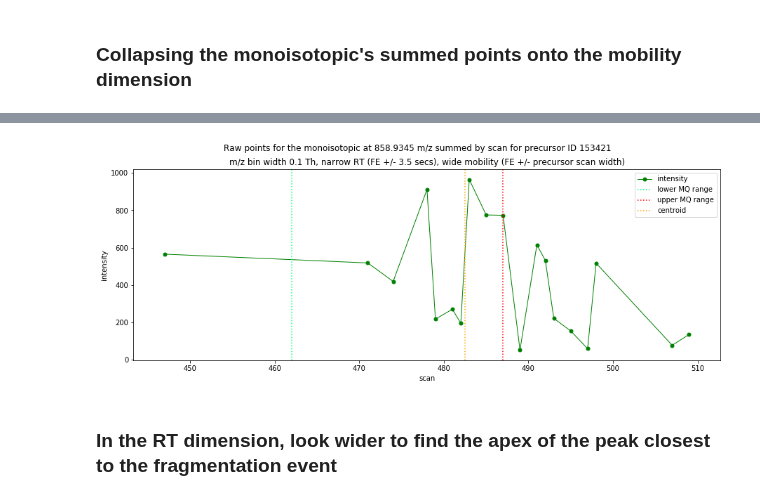
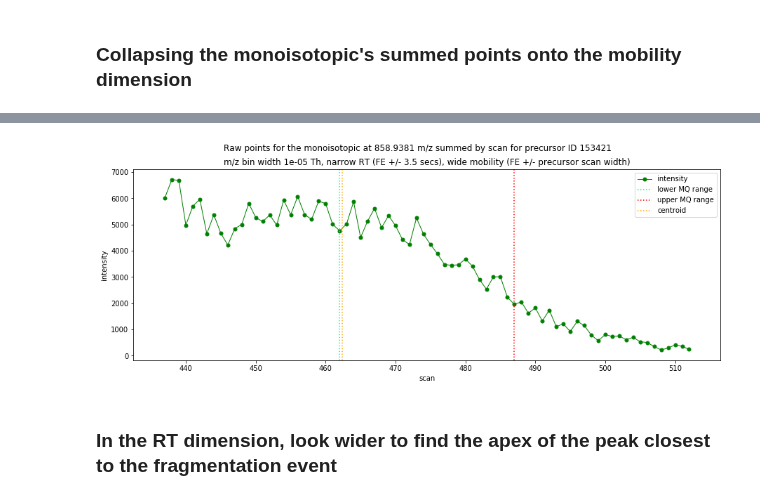
Before and after one commit to WEHI-Proteomics/tfde, a Jupyter notebook: notebooks/feature extraction from PASEF isolation windows.ipynb, the cells around one changed output, grey strips where cells are left out. Drawn from its saved outputs; the diff is of its cells as text; code cells hidden in the pictures.

```diff
--- a/notebooks/feature extraction from PASEF isolation windows.ipynb
+++ b/notebooks/feature extraction from PASEF isolation windows.ipynb
@@ -274,20 +358,17 @@ MZ_TOLERANCE_PERCENT = MZ_TOLERANCE_PPM * 10**-4
 # %%
-raw_scratch_df = fe_raw_points_df.copy() # take a copy because we're going to delete stuff
-peaks_l = []
+ms1_peaks_l = []
 while len(raw_scratch_df) > 0:
     # find the most intense point
-    peak_df = raw_scratch_df.loc[raw_scratch_df.intensity.idxmax()]
-    mz = peak_df.mz
-    mz_delta = mz * MZ_TOLERANCE_PERCENT / 100
-    mz_lower = mz - mz_delta
-    mz_upper = mz + mz_delta
+    peak_df = raw_scratch_df.loc[raw_scratch_df.summed_intensity.idxmax()]
+    peak_mz = peak_df.mz_centroid
+    peak_mz_lower = peak_mz - MZ_DELTA
+    peak_mz_upper = peak_mz + MZ_DELTA
 
     # get all the raw points within this m/z region
-    peak_raw_points_df = raw_scratch_df[(raw_scratch_df.mz >= mz_lower) & (raw_scratch_df.mz <= mz_upper)]
-
-    mz_centroid = peakutils.centroid(peak_raw_points_df.mz, peak_raw_points_df.intensity)
-    summed_intensity = peak_raw_points_df.intensity.sum()
-    peaks_l.append((mz_centroid, summed_intensity))
+    peak_raw_points_df = raw_scratch_df[(raw_scratch_df.mz_centroid >= peak_mz_lower) & (raw_scratch_df.mz_centroid <= peak_mz_upper)]
+    mz_centroid = peakutils.centroid(peak_raw_points_df.mz_centroid, peak_raw_points_df.summed_intensity)
+    summed_intensity = peak_raw_points_df.summed_intensity.sum()
+    ms1_peaks_l.append((mz_centroid, summed_intensity))
 
     # remove the raw points assigned to this peak
     raw_scratch_df = raw_scratch_df[~raw_scratch_df.isin(peak_raw_points_df)].dropna(how = 'all')
@@ -332,5 +410,5 @@ from ms_deisotope import deconvolute_peaks, averagine, scoring
 %%time
 
 # see https://github.com/mobiusklein/ms_deisotope/blob/ee4b083ad7ab5f77722860ce2d6fdb751886271e/ms_deisotope/deconvolution/api.py#L17
-deconvoluted_peaks, _priority_targets = deconvolute_peaks(ms1_peaks, averagine=averagine.peptide, charge_range=(1,5), scorer=scoring.MSDeconVFitter(10.0), truncate_after=0.95)
+deconvoluted_peaks, _priority_targets = deconvolute_peaks(ms1_peaks_l, averagine=averagine.peptide, charge_range=(1,5), scorer=scoring.MSDeconVFitter(10.0), truncate_after=0.95)
 # %% [output]
@@ -341,10 +419,10 @@ peaks_l = []
 for peak in deconvoluted_peaks:
     # discard a monoisotopic peak that has a second isotope with intensity of 1 (rubbish value)
     if ((len(peak.envelope) > 1) and (peak.envelope[1][1] > 1)):
-        peaks_l.append((peak.mz, peak.neutral_mass, peak.intensity, peak.score, peak.signal_to_noise))
+        peaks_l.append((peak.mz, peak.neutral_mass, peak.intensity, peak.score, peak.signal_to_noise, peak.envelope))
         print("{}\n".format(peak))
 
-deconvoluted_peaks_df = pd.DataFrame(peaks_l, columns=['mz','neutral_mass','intensity','score','SN'])
+deconvoluted_peaks_df = pd.DataFrame(peaks_l, columns=['mz','neutral_mass','intensity','score','SN','envelope'])
 # 'neutral mass' is the zero charge M, so we add the proton mass to get M+H (the monoisotopic mass)
 deconvoluted_peaks_df['m_plus_h'] = deconvoluted_peaks_df.neutral_mass + PROTON_MASS
 # %% [output]
@@ -401,7 +481,8 @@ plt.show()
 ### For each monoisotopic peak found, find its apex in RT and mobility
 # %%
 # picking one of the monoisotopic peaks for analysis
-feature_monoisotopic_mz = deconvoluted_peaks_df.iloc[1].mz
+DECONVOLUTED_PEAK_IDX = 2
+feature_monoisotopic_mz = deconvoluted_peaks_df.iloc[DECONVOLUTED_PEAK_IDX].mz
 # %%
 feature_monoisotopic_mz
 # %% [output]
@@ -447,20 +534,20 @@ feature_scan_centroid, feature_scan_lower, feature_scan_upper
 # %%
 f, ax = plt.subplots()
 ax.plot(scan_df.scan, scan_df.intensity, marker='o', color='green', linestyle='-', linewidth=1, ms=5)
 plt.axvline(x=window_df.ScanNumBegin, linestyle=':', color='springgreen', label='lower MQ range')
 plt.axvline(x=window_df.ScanNumEnd, linestyle=':', color='red', label='upper MQ range')
 plt.axvline(x=centroid_scan, linestyle=':', color='orange', label='centroid')
 plt.legend(loc='best')
 plt.xlabel('scan')
 plt.ylabel('intensity')
 f.set_figheight(5)
 f.set_figwidth(15)
 plt.suptitle('Raw points for the monoisotopic at {:.4f} m/z summed by scan for precursor ID {}'.format(feature_monoisotopic_mz, precursor_id))
-plt.title('m/z bin width {} Th, narrow RT (FE +/- {} secs), wide mobility (FE +/- precursor scan width)'.format(MZ_BIN_WIDTH, RT_FRAGMENT_EVENT_DELTA_SECS))
+plt.title('m/z bin width {} Th, narrow RT (FE +/- {} secs), wide mobility (FE +/- precursor scan width)'.format(MS1_MZ_BIN_WIDTH, RT_FRAGMENT_EVENT_DELTA_SECS))
 plt.margins(0.06)
 plt.show()
 # %% [output]
-[figure, old version]
+[figure, new version]
 # %% [markdown]
 ### In the RT dimension, look wider to find the apex of the peak closest to the fragmentation event
 # %%
```
Also changed, not shown: parts of 104 cells of this notebook.
